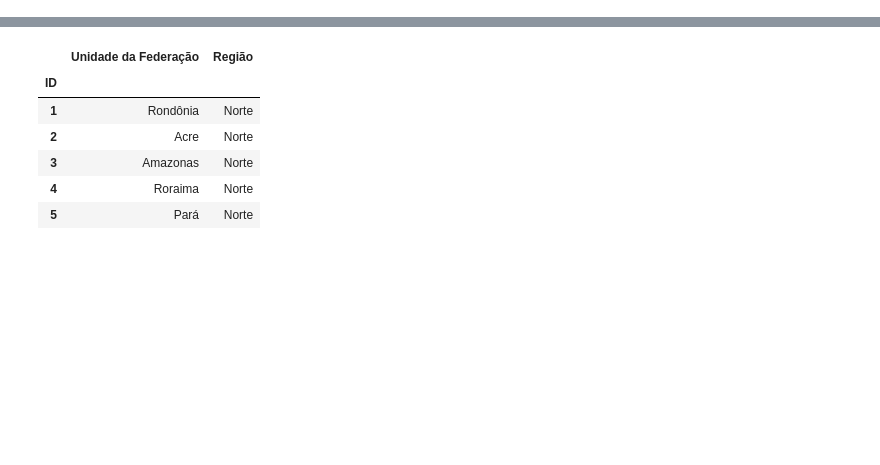
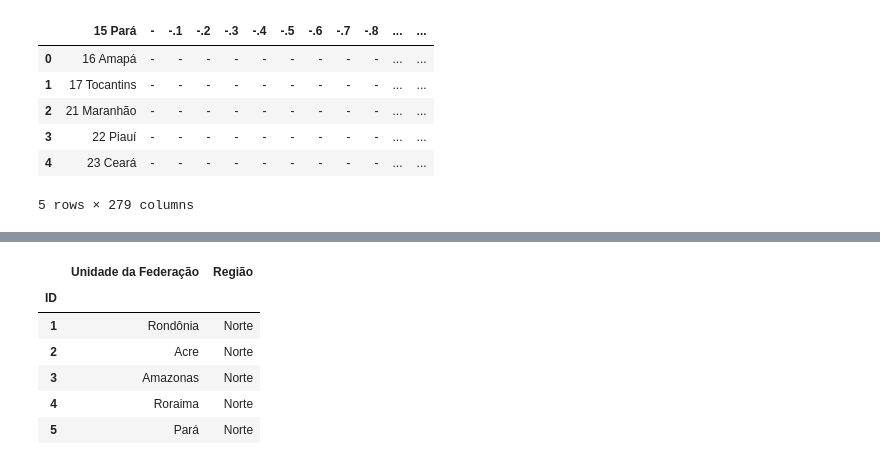
Before and after one commit to guilherme-ivan/prod_hosp, a Jupyter notebook: Notebooks/Alura_Project.ipynb, the cells around one changed output, grey strips where cells are left out. Drawn from its saved outputs; the diff is of its cells as text; code cells hidden in the pictures; blank space fills up the shorter version.

Commit message:
changing source for raw github URL

```diff
--- a/Notebooks/Alura_Project.ipynb
+++ b/Notebooks/Alura_Project.ipynb
@@ -39,6 +39,19 @@ resid
 | Mato Grosso | Centro-Oeste | 3002237 | 3055066 | 3106513 | 3145830 | 3185148 | 3226030 | 3269448 | 3314540 | 3356979 | ... |
 | Goiás | Centro-Oeste | 5929252 | 6020297 | 6109757 | 6212149 | 6314152 | 6415383 | 6518591 | 6623202 | 6723747 | ... |
 | Distrito Federal | Centro-Oeste | 2533036 | 2587342 | 2641247 | 2683144 | 2724348 | 2765696 | 2808040 | 2850959 | 2892607 | ... |
+# %%
+import pandas as pd
+URL = "https://raw.githubusercontent.com/guilherme-ivan/prod_hosp/main/data/TABNET_atendimento.csv"
+df = pd.read_csv(URL, encoding='ISO-8859-1', sep=';', engine='python', skiprows=8)
+df.head()
+# %% [output]
+|  | 15 Pará | - | -.1 | -.2 | -.3 | -.4 | -.5 | -.6 | -.7 | -.8 | ... | ... |
+| 0 | 16 Amapá | - | - | - | - | - | - | - | - | - | ... | ... |
+| 1 | 17 Tocantins | - | - | - | - | - | - | - | - | - | ... | ... |
+| 2 | 21 Maranhão | - | - | - | - | - | - | - | - | - | ... | ... |
+| 3 | 22 Piauí | - | - | - | - | - | - | - | - | - | ... | ... |
+| 4 | 23 Ceará | - | - | - | - | - | - | - | - | - | ... | ... |
+5 rows × 279 columns
 # %%
 from google.colab import drive
 drive.mount('/content/drive')
```
